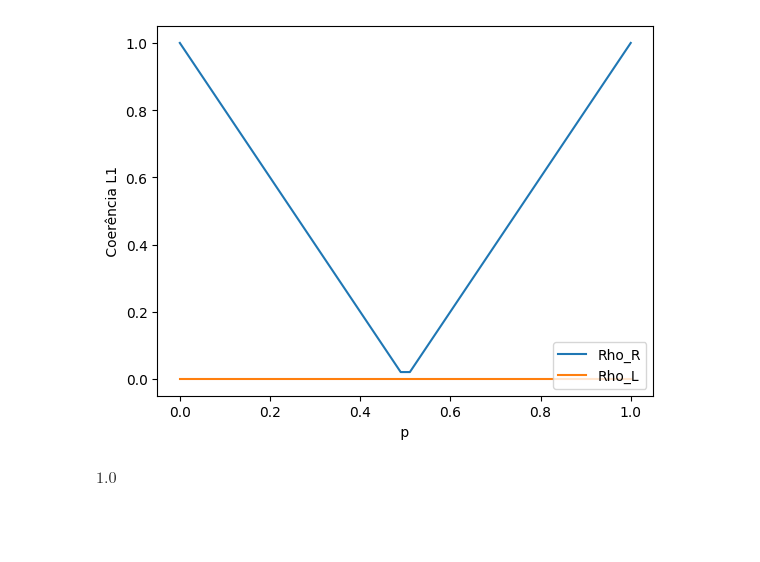
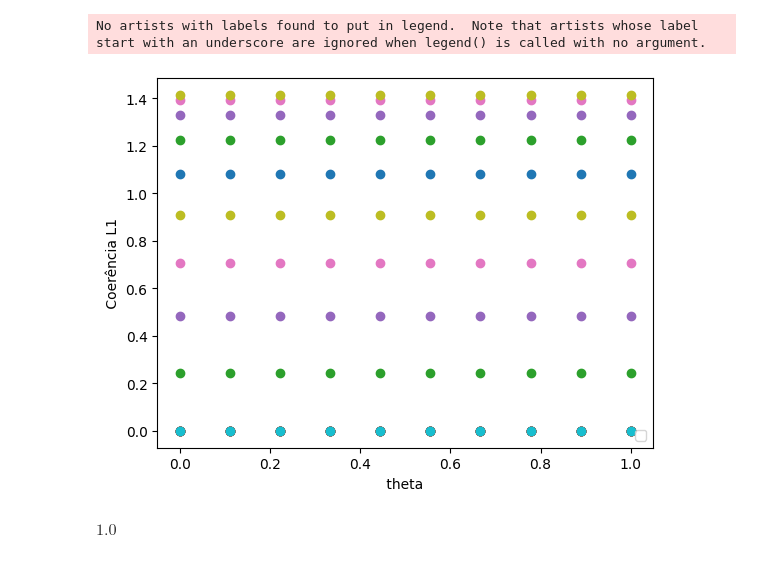
Before and after one commit to SchultzVV/Runtime-qiskit, a Jupyter notebook: theoric/bpf.ipynb, the cells around one changed output. Cells and saved outputs as stored; diff of their text form; code cells hidden in the pictures; blank space fills up the shorter version.

```diff
--- a/theoric/bpf.ipynb
+++ b/theoric/bpf.ipynb
@@ -69,52 +72,79 @@ def coh_l1(rho):  # normalized to [0,1]
         for k in range(j+1, d):
             coh += math.sqrt((rho[j][k].real)**2.0 + (rho[j][k].imag)**2.0)
     return 2.0*coh/(d-1)
-#from theoric.theoric_tools import *
-# theoric plot
-#def plot_test(rho):
+
 def pTraceL_num(dl, dr, rhoLR):
     # Returns the left partial trace over the 'left' subsystem of rhoLR
     rhoR = np.zeros((dr, dr), dtype=complex)
     for j in range(0, dr):
         for k in range(j, dr):
             for l in range(0, dl):
                 rhoR[j,k] += rhoLR[l*dr+j,l*dr+k]
             if j != k:
                 rhoR[k,j] = np.conj(rhoR[j,k])
     return rhoR
 
 def pTraceR_num(dl, dr, rhoLR):
     # Returns the right partial trace over the 'right' subsystem of rhoLR
     rhoL = np.zeros((dl, dl), dtype=complex)
     for j in range(0, dl):
         for k in range(j, dl):
             for l in range(0, dr):
                 rhoL[j,k] += rhoLR[j*dr+l,k*dr+l]
         if j != k:
             rhoL[k,j] = np.conj(rhoL[j,k])
     return rhoL
 
-list_gamma = linspace(0,1,10)
-list_gamma = [0]
-list_p = linspace(0,1,50)
+def plot_cohs(list_p, rho_list):
+    for rho in rho_list:
+        coerencias_R = []
+        coerencias_L = []
+        for p in list_p:
+            #rho = rhoAB_bpf_sympy(pi/2, 0, 0.5)
 
-coerencias_R = []
-coerencias_L = []
-#for g in list_gamma:
-for p in list_p:
-    rho = bpf_theoric(pi/2, 0, p)
 
-    rhoA_R = pTraceR_num(2,2,rho)
-    rhoA_L = pTraceL_num(2,2,rho)
-    cA_R = coh_l1(rhoA_R)
-    cA_L = coh_l1(rhoA_L)
-    coerencias_R.append(cA_R)
-    coerencias_L.append(cA_L)
-plt.plot(list_p,coerencias_R,label='Rho_R')
-plt.plot(list_p,coerencias_L,label='Rho_L')
-plt.xlabel(' p ')
+            rhoA_R = pTraceR_num(2,2,rho)
+            rhoA_L = pTraceL_num(2,2,rho)
+            cA_R = coh_l1(rhoA_R)
+            cA_L = coh_l1(rhoA_L)
+            coerencias_R.append(cA_R)
+            coerencias_L.append(cA_L)
+        plt.scatter(list_p,coerencias_R)
+        plt.scatter(list_p,coerencias_L)
+
+#list_gamma = linspace(0,1,10)
+list_p = linspace(0,1,10)
+
+rho_list = []
+#for p in list_p:
+#    rho = rhoAB_bpf_sympy(pi/40, 20, p)
+list_theta = np.linspace(0,np.pi,10)
+for theta in list_theta:
+    rho = rhoAB_bpf_sympy(theta, 0, 0.5)
+    rho_list.append(rho)
+plot_cohs(list_p,rho_list)
+plt.xlabel(' theta ')
 plt.ylabel(' Coerência L1 ')
 plt.legend(loc=4)
 plt.show()
+###for g in list_gamma:
+##rho_list = []
+##for p in list_p:
+##    rho = rhoAB_bpf_sympy(pi/2, 0, p)
+##    rho_list.append(rho)
+##
+##    rhoA_R = pTraceR_num(2,2,rho)
+##    rhoA_L = pTraceL_num(2,2,rho)
+##    cA_R = coh_l1(rhoA_R)
+##    cA_L = coh_l1(rhoA_L)
+##    coerencias_R.append(cA_R)
+##    coerencias_L.append(cA_L)
+##plt.plot(list_p,coerencias_R,label='Rho_R')
+##plt.plot(list_p,coerencias_L,label='Rho_L')
+##plt.xlabel(' p ')
+##plt.ylabel(' Coerência L1 ')
+##plt.legend(loc=4)
+##plt.show()
 # %% [output]
+No artists with labels found to put in legend.  Note that artists whose label start with an underscore are ignored when legend() is called with no argument.
-[figure, old version]
+[figure, new version]
```
Also changed, not shown: parts of 7 cells of this notebook, 10 other files.
